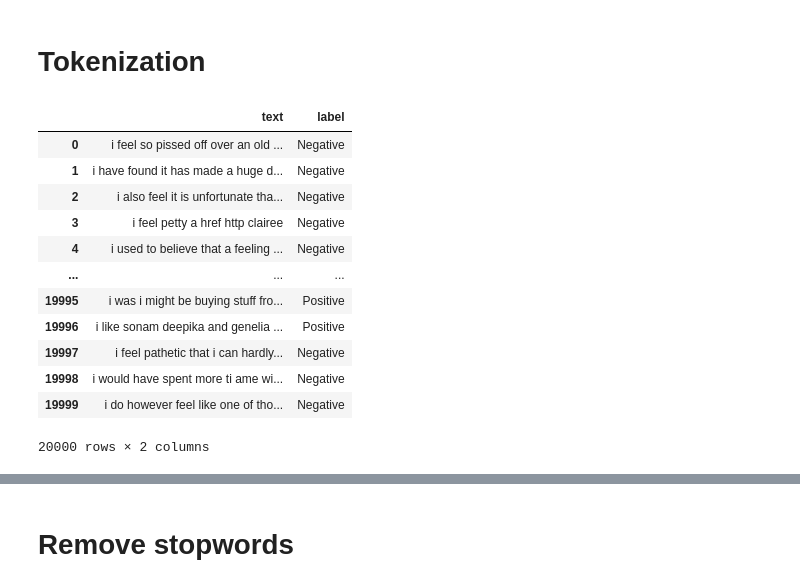
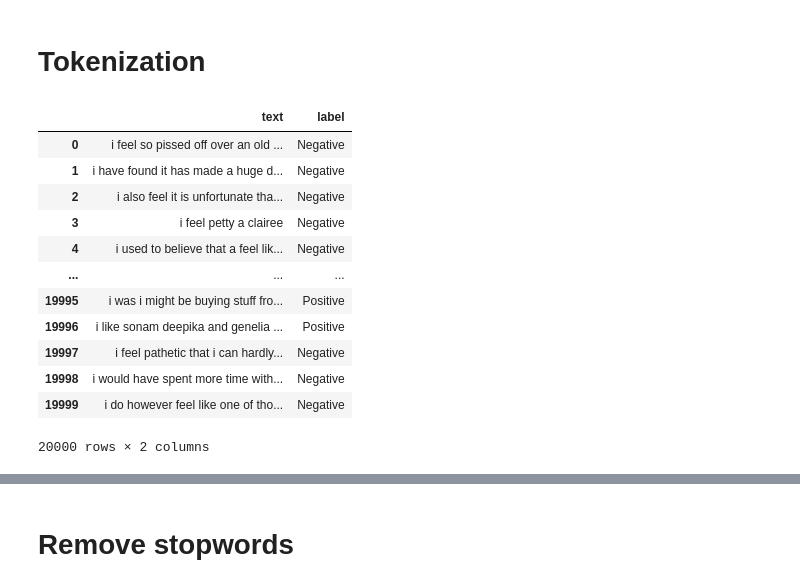
Before and after one commit to JoelOscarsson/rnn-assignment, a Jupyter notebook: rnn-assignment.ipynb, the cells around one changed output, grey strips where cells are left out. Saved outputs shown, nothing was run; the diff lists cells and outputs as text; code cells hidden in the pictures.

```diff
--- a/rnn-assignment.ipynb
+++ b/rnn-assignment.ipynb
@@ -153,44 +162,66 @@ def get_clean_text(df):
     """"
     Takes in a df column "text" and:
     - converts everything to lowercase
     - removes punctuation
     - removes extra whitespaces
-    - adjustes words like "ive", "ill", im" to its full form "i have", "i will", "i am"
+    - adjustes words or removes them
 
     Returns: cleaned df
 
     """
 
     full_word_mapping = {
-        'im': 'i am',
-        'ive': 'i have',
-        'ill': 'i will',
-        'id': 'i would',
+        r'\bid\b': 'i would',
+        r'\bim\b': 'i am',
+        r'\bive\b': 'i have',
+        r'\bill\b': 'i will',
+        r'\bdont\b': 'do not',
+        r'\bwoulde\b': 'would have',
+        r'\bfeeling\b': 'feel',
+        r'\bfelt\b': 'feel',
+        r'\bi havent\b': 'i have not',
+        r'\bamportant\b': 'important',
     }
+
+    words_to_remove = {
+        'href',
+        'ti',
+        'wi',
+        'hi',
+        'sti',
+        'ames',
+        'le',
+        'gi',
+        'si',
+        'http',
+        'href',
+    }
+
+    df['text'] = df['text'].apply(lambda x: ' '.join(word for word in x.split() if word not in words_to_remove)) # applies and removes the words in the set that are not needed because they are shit
 
     df['text'] = df['text'].replace(full_word_mapping, regex=True) # replaces the words to its full form
 
     df['text'] = df['text'].str.lower() # makes everything lowercase
 
     df['text'] = df['text'].apply(lambda x: ' '.join(x.split())) # removes the extra whitespaces
 
     df['text'] = df['text'].str.replace(f'[{string.punctuation}]', '', regex=True) # removes the punctuation
 
 
     return df
 
 get_clean_text(df)
 # %% [output]
 |  | text | label |
 | 0 | i feel so pissed off over an old ... | Negative |
 | 1 | i have found it has made a huge d... | Negative |
 | 2 | i also feel it is unfortunate tha... | Negative |
-| 3 | i feel petty a href http clairee | Negative |
-| 4 | i used to believe that a feeling ... | Negative |
+| 3 | i feel petty a clairee | Negative |
+| 4 | i used to believe that a feel lik... | Negative |
 | ... | ... | ... |
 | 19995 | i was i might be buying stuff fro... | Positive |
 | 19996 | i like sonam deepika and genelia ... | Positive |
 | 19997 | i feel pathetic that i can hardly... | Negative |
-| 19998 | i would have spent more ti ame wi... | Negative |
+| 19998 | i would have spent more time with... | Negative |
 | 19999 | i do however feel like one of tho... | Negative |
 20000 rows × 2 columns
```
Also changed, not shown: parts of 31 cells of this notebook, 4 other files.
